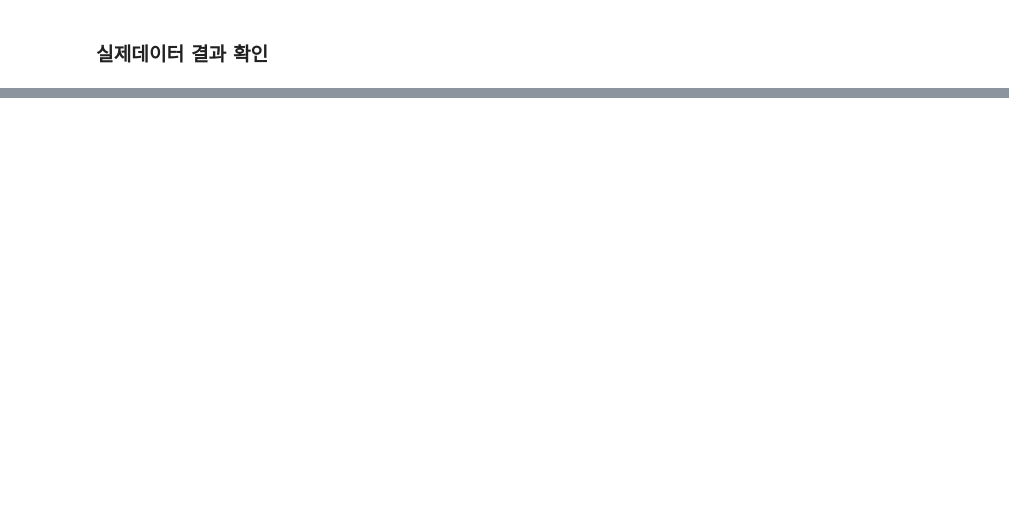
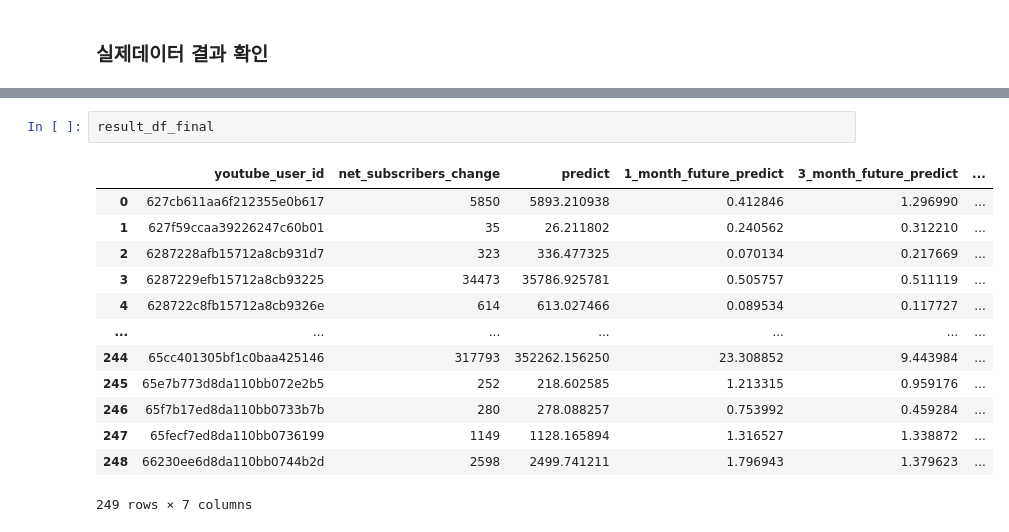
Before and after one commit to kkwann/awake, a Jupyter notebook: 5.Modeling(2).ipynb, the cells around one changed output, grey strips where cells are left out. Drawn from its saved outputs; the diff is of its cells as text; blank space fills up the shorter version.

```diff
--- a/5.Modeling(2).ipynb
+++ b/5.Modeling(2).ipynb
@@ -860,0 +562,16 @@ feature_importances_final
+# %%
+result_df_final
+# %% [output]
+|  | youtube_user_id | net_subscribers_change | predict | 1_month_future_predict | 3_month_future_predict | ... |
+| 0 | 627cb611aa6f212355e0b617 | 5850 | 5893.210938 | 0.412846 | 1.296990 | ... |
+| 1 | 627f59ccaa39226247c60b01 | 35 | 26.211802 | 0.240562 | 0.312210 | ... |
+| 2 | 6287228afb15712a8cb931d7 | 323 | 336.477325 | 0.070134 | 0.217669 | ... |
+| 3 | 6287229efb15712a8cb93225 | 34473 | 35786.925781 | 0.505757 | 0.511119 | ... |
+| 4 | 628722c8fb15712a8cb9326e | 614 | 613.027466 | 0.089534 | 0.117727 | ... |
+| ... | ... | ... | ... | ... | ... | ... |
+| 244 | 65cc401305bf1c0baa425146 | 317793 | 352262.156250 | 23.308852 | 9.443984 | ... |
+| 245 | 65e7b773d8da110bb072e2b5 | 252 | 218.602585 | 1.213315 | 0.959176 | ... |
+| 246 | 65f7b17ed8da110bb0733b7b | 280 | 278.088257 | 0.753992 | 0.459284 | ... |
+| 247 | 65fecf7ed8da110bb0736199 | 1149 | 1128.165894 | 1.316527 | 1.338872 | ... |
+| 248 | 66230ee6d8da110bb0744b2d | 2598 | 2499.741211 | 1.796943 | 1.379623 | ... |
+249 rows × 7 columns
```
Also changed, not shown: parts of 96 cells of this notebook, 3 other files.
